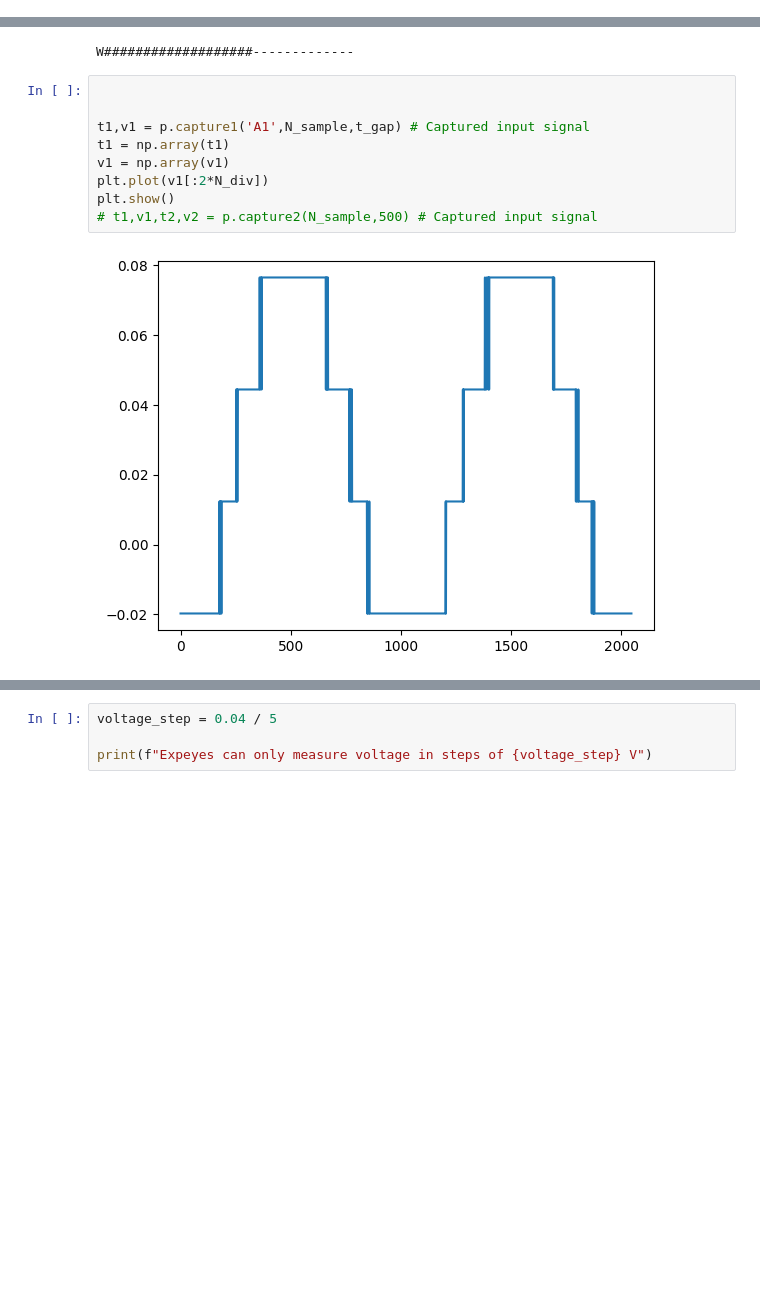
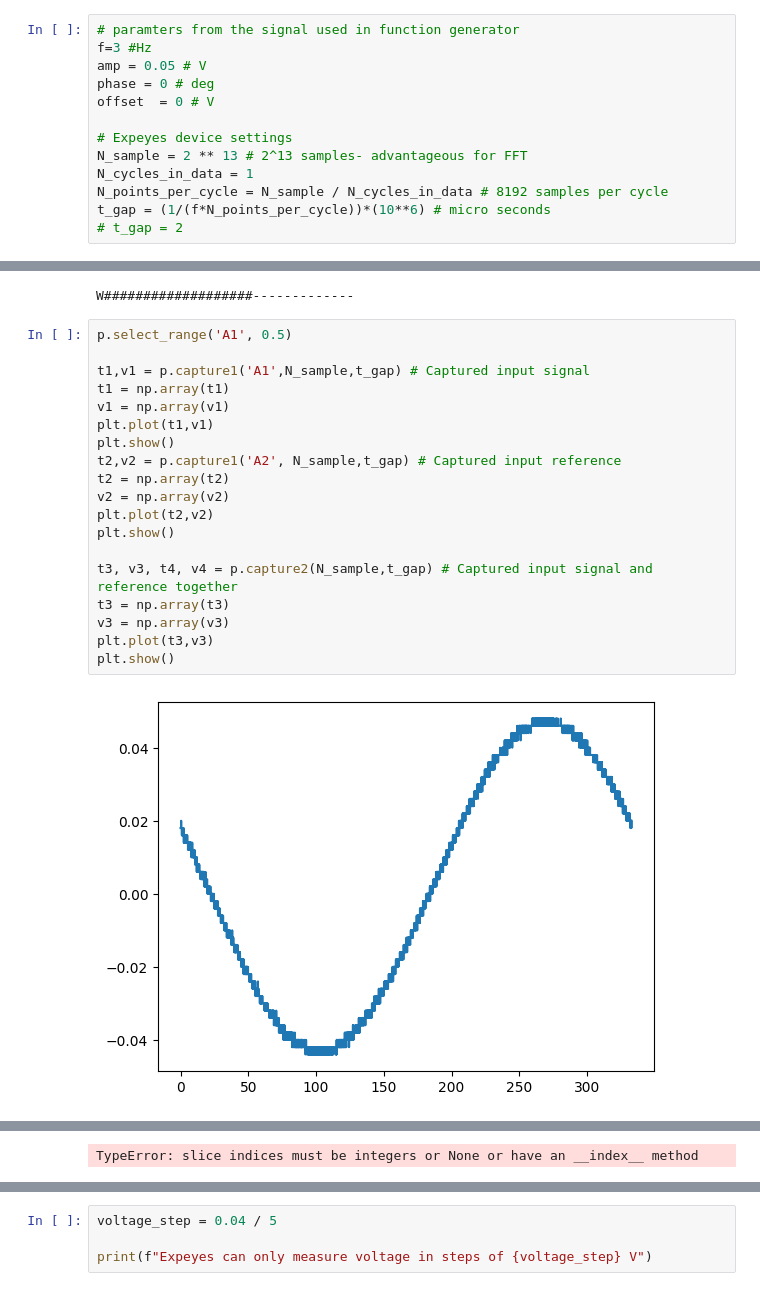
Before and after one commit to AdhilshaA/Lockin_expeyes, a Jupyter notebook: codes/FnGen_Expeyes_trial.ipynb, the cells around one changed output, grey strips where cells are left out. Drawn from its saved outputs; the diff is of its cells as text; blank space fills up the shorter version.

```diff
--- a/codes/FnGen_Expeyes_trial.ipynb
+++ b/codes/FnGen_Expeyes_trial.ipynb
@@ -16,3 +10,16 @@ t_gap = (1/(f*N_div))*10**6 # micro seconds
+# %%
+# paramters from the signal used in function generator
+f=3 #Hz
+amp = 0.05 # V
+phase = 0 # deg
+offset  = 0 # V
+
+# Expeyes device settings
+N_sample = 2 ** 13 # 2^13 samples- advantageous for FFT
+N_cycles_in_data = 1
+N_points_per_cycle = N_sample / N_cycles_in_data # 8192 samples per cycle
+t_gap = (1/(f*N_points_per_cycle))*(10**6) # micro seconds
+# t_gap = 2
 # %%
 print(f"f = {f} Hz")
 print(f"amp = {amp} V")
@@ -30,13 +37,23 @@ p=eyes17.eyes.open()
 # %% [output]
 W###################-------------
 # %%
-
+p.select_range('A1', 0.5)
 
 t1,v1 = p.capture1('A1',N_sample,t_gap) # Captured input signal
 t1 = np.array(t1)
 v1 = np.array(v1)
-plt.plot(v1[:2*N_div])
+plt.plot(t1,v1)
 plt.show()
-# t1,v1,t2,v2 = p.capture2(N_sample,500) # Captured input signal
+t2,v2 = p.capture1('A2', N_sample,t_gap) # Captured input reference
+t2 = np.array(t2)
+v2 = np.array(v2)
+plt.plot(t2,v2)
+plt.show()
+
+t3, v3, t4, v4 = p.capture2(N_sample,t_gap) # Captured input signal and reference together
+t3 = np.array(t3)
+v3 = np.array(v3)
+plt.plot(t3,v3)
+plt.show()
 # %% [output]
-[figure, old version]
+[figure, new version]
@@ -42,0 +61 @@ plt.show()
+TypeError: slice indices must be integers or None or have an __index__ method
```
Also changed, not shown: parts of 6 cells of this notebook, 3 other files.
